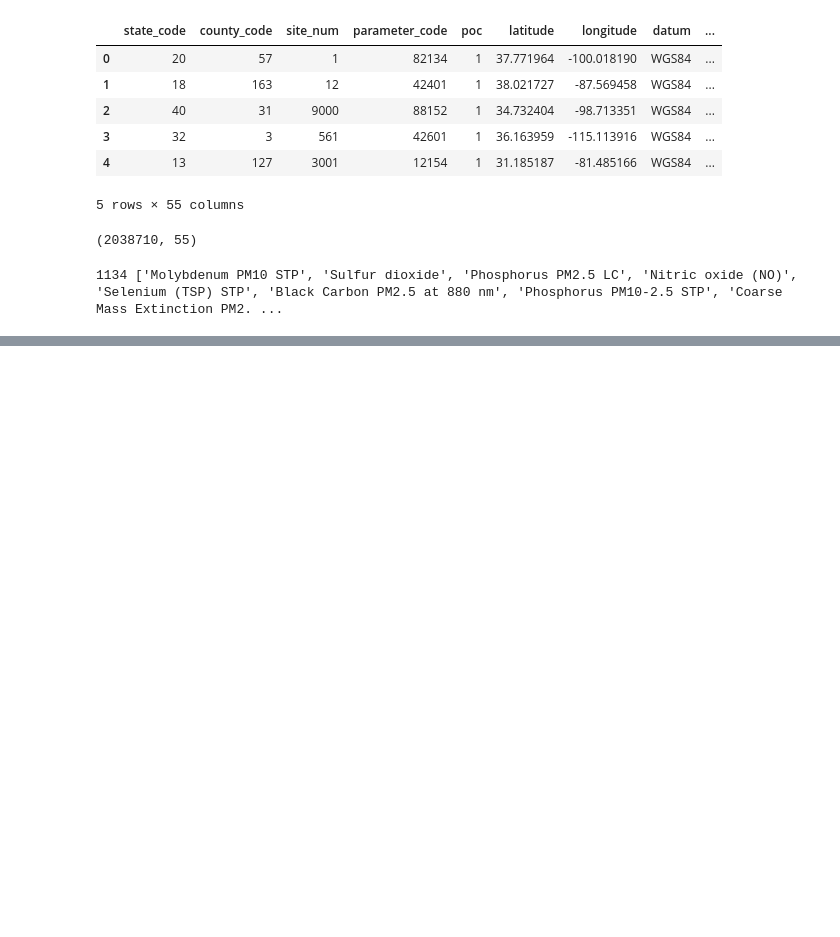
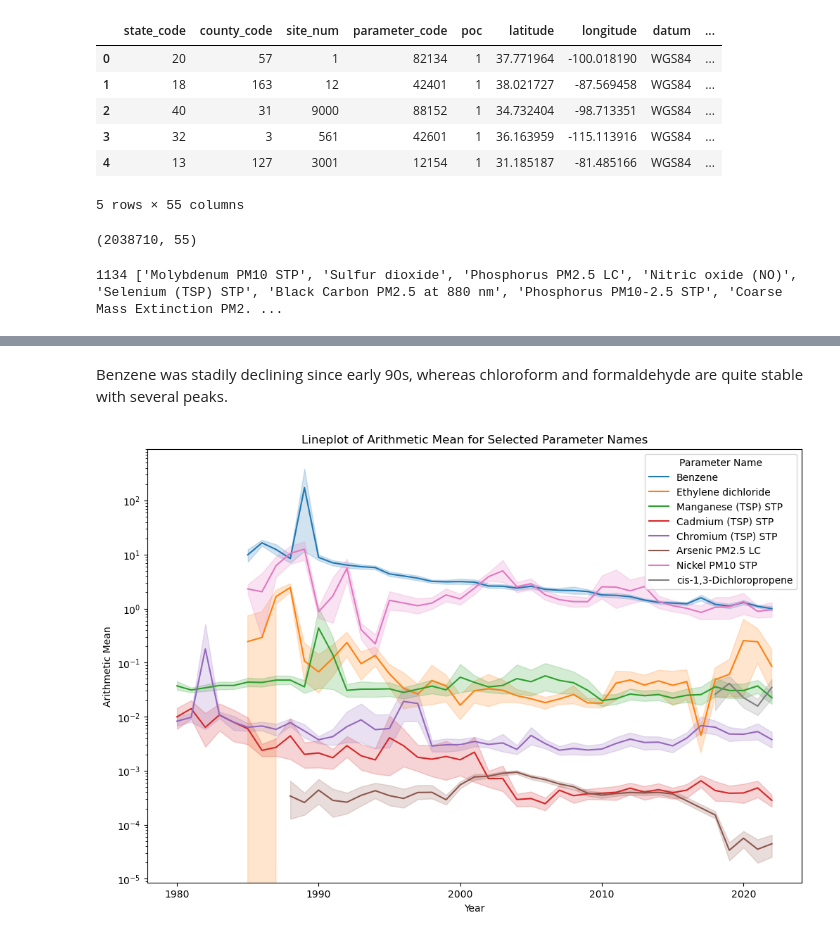
Before and after one commit to VictorPakholkov/data_collection, a Jupyter notebook: API_aqs.ipynb, the cells around one changed output, grey strips where cells are left out. Drawn from its saved outputs; the diff is of its cells as text; code cells hidden in the pictures; blank space fills up the shorter version.

```diff
--- a/API_aqs.ipynb
+++ b/API_aqs.ipynb
@@ -183,0 +289,27 @@ print(data_modern.head())
+# %% [markdown]
+Benzene was stadily declining since early 90s, whereas chloroform and formaldehyde are quite stable with several peaks.
+# %%
+selected_parameter_names = [
+    'Manganese (TSP) STP',
+    'Chromium (TSP) STP',
+    'Nickel PM10 STP',
+    'Arsenic PM2.5 LC',
+    'Cadmium (TSP) STP',
+    'cis-1,3-Dichloropropene',
+    'Ethylene dichloride',
+    'Benzene'
+]
+
+filtered_data = data_united[data_united['parameter_name'].isin(selected_parameter_names)]
+
+plt.figure(figsize=(12, 8))
+sns.lineplot(data=filtered_data, x='year', y='arithmetic_mean', hue='parameter_name')
+
+plt.title('Lineplot of Arithmetic Mean for Selected Parameter Names')
+plt.xlabel('Year')
+plt.ylabel('Arithmetic Mean')
+plt.legend(title='Parameter Name')
+plt.yscale('log')
+plt.show()
+# %% [output]
+[figure, added]
```
Also changed, not shown: parts of 43 cells of this notebook.
